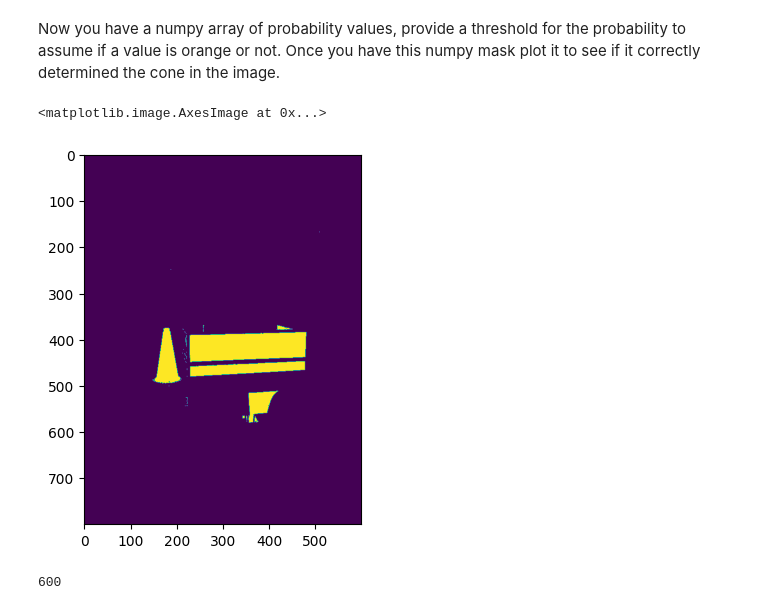
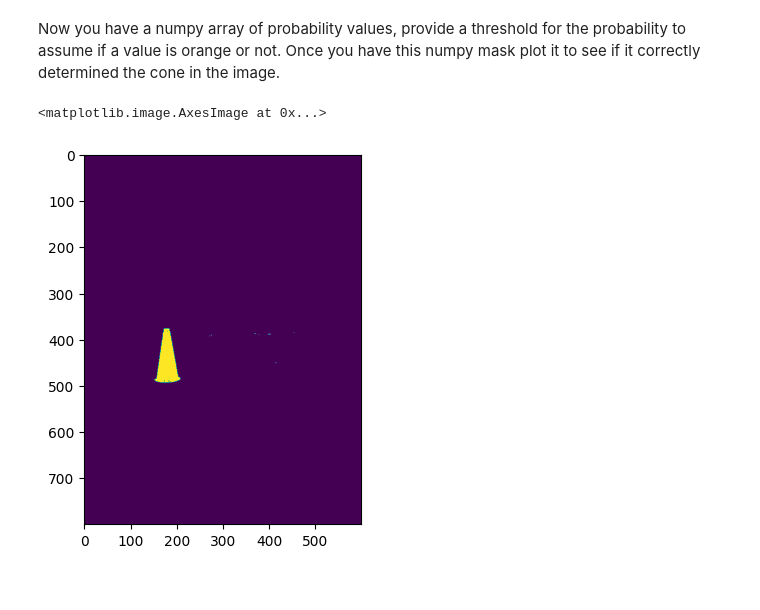
Before and after one commit to Kalva014/Color_Segmentation, a Jupyter notebook: ColorSegmentationTraining.ipynb, the cells around one changed output. Saved outputs shown, nothing was run; the diff lists cells and outputs as text; code cells hidden in the pictures.

```diff
--- a/ColorSegmentationTraining.ipynb
+++ b/ColorSegmentationTraining.ipynb
@@ -150,24 +145,19 @@ def Bayes_Rule(pixel, num_first_class_roi_pixels, num_second_class_roi_pixels, t
 Now you have a numpy array of probability values, provide a threshold for the probability to assume if a value is orange or not. Once you have this numpy mask plot it to see if it correctly determined the cone in the image.
 # %%
 probability_mask = np.zeros(np.shape(unlabeled_img))
-#print("Unlabeled_image", np.shape(unlabeled_img))
 
-# for pixel in unlabeled_img:
+
+# Loop through every pixel in unlabeled_img:
 for row in range(len(unlabeled_img)):
     for col in range(len(unlabeled_img[0])):
         orange_class = Multivariate_Gaussian(orange_cone_rgb_mean, orange_cone_rgb_covariance, unlabeled_img[row, col])
-        #print("Orange class", orange_class[0][0]) # SHOULD NOT BE 600 BY 600
         extra_class = Multivariate_Gaussian(extra_cone_rgb_mean, extra_cone_rgb_covariance, unlabeled_img[row, col])
         probability_mask[row, col] = Bayes_Rule(unlabeled_img[row, col], len(cone_roi_pixels), len(extra_roi_pixels), len(unlabeled_img), orange_class[0][0], extra_class[0][0])
 
 threshold = 0.8
-probability_mask = probability_mask >= 0.99
+probability_mask = probability_mask >= 0.99999999999 # Have to keep adjusting threshold to be higher
 probability_mask = probability_mask[:, :, 0]
 plt.imshow(probability_mask)
 # %% [output]
 <matplotlib.image.AxesImage at 0x...>
-[figure, old version]
+[figure, new version]
-# %%
-print(np.shape(probability_mask)[1])
-# %% [output]
-600
```
Also changed, not shown: parts of 6 cells of this notebook.
